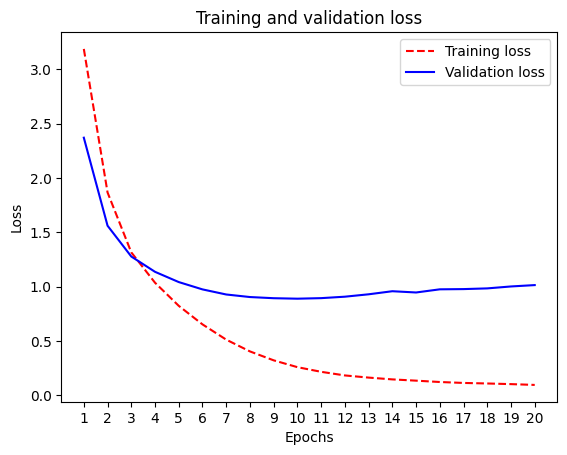
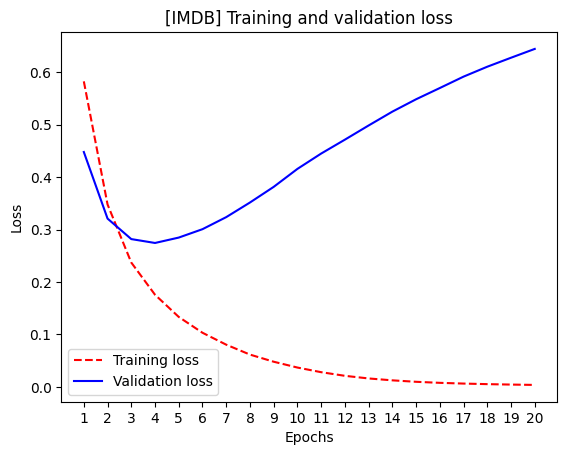
The notebook cell's code change between the first figure and the second:
--- before
+++ after
@@ -1,8 +1,11 @@
-loss = history.history["loss"]
-val_loss = history.history["val_loss"]
-epochs = range(1, len(loss) + 1)
-plt.plot(epochs, loss, "r--", label="Training loss")
-plt.plot(epochs, val_loss, "b", label="Validation loss")
-plt.title("Training and validation loss")
+import matplotlib.pyplot as plt
+
+history_dict = history.history
+loss_values = history_dict["loss"]
+val_loss_values = history_dict["val_loss"]
+epochs = range(1, len(loss_values) + 1)
+plt.plot(epochs, loss_values, "r--", label="Training loss")
+plt.plot(epochs, val_loss_values, "b", label="Validation loss")
+plt.title("[IMDB] Training and validation loss")
 plt.xlabel("Epochs")
 plt.xticks(epochs)

Commit: Создано в Colab